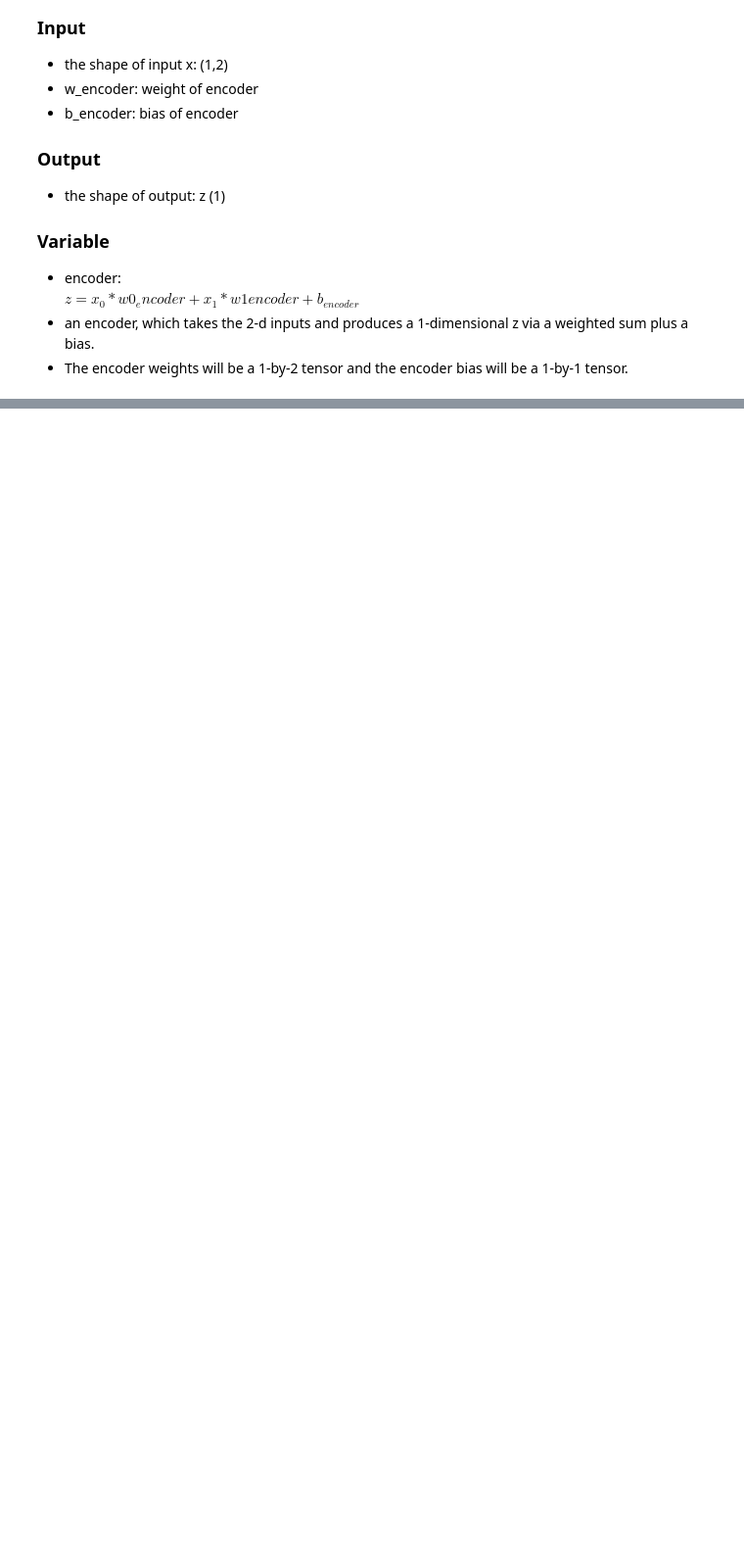
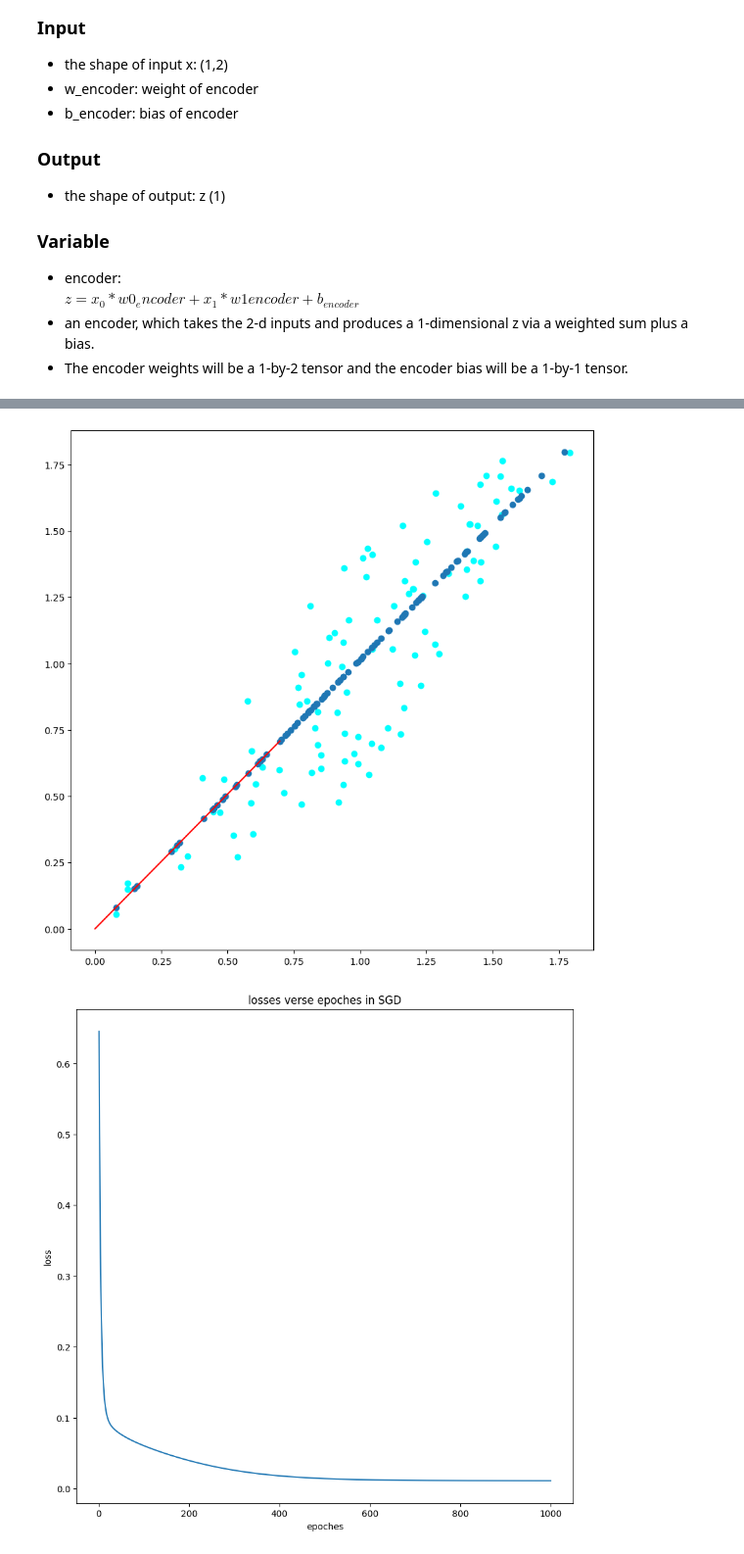
Before and after one commit to sisuy/COMP309-Assignment4, a Jupyter notebook: Part3/MyAutoencoder.ipynb, the cells around one changed output, grey strips where cells are left out. Shown at 98% size. Saved outputs shown, nothing was run; the diff lists cells and outputs as text; code cells hidden in the pictures; blank space fills up the shorter version.

Commit message:
Part3: add other 2 optimizers

```diff
--- a/Part3/MyAutoencoder.ipynb
+++ b/Part3/MyAutoencoder.ipynb
@@ -59,6 +59,27 @@ def f(x,w):
     v_encoded = encoder(x,wEncoder,bEncoder)
     v_decoded = decoder(v_encoded,wEncoder,bEncoder)
     return v_decoded
+# %%
+# plot loss function
+def plotloss(losses,epoches,name):
+    plt.plot(epoches,losses)
+    plt.title("losses verse epoches in " + name)
+    plt.xlabel("epoches")
+    plt.ylabel("loss")
+# %%
+import matplotlib.pyplot as plt
+# plot function
+def plot(x,x_reconstruction,wEncoder,name):
+    plt.figure(figsize=(10,10))
+    plt.plot([0,wEncoder.detach()[0,0]], [0,wEncoder.detach()[1,0]],'-r')
+    plt.scatter(x[:,0].detach().numpy(),x[:,1].detach().numpy(),color='cyan')
+    plt.scatter(x_reconstruction.detach()[:,0],x_reconstruction.detach()[:,1])
+    plt.axis('equal')
+
+    plt.figure(figsize=(10,10))
+    plotloss(losses,epochses,name)
+    print("ratio in dimension1: " + str(wEncoder.detach()[0,0].numpy()/wDecoder.detach()[0,1].numpy()))
+    print("ratio in dimension2: " + str(wEncoder.detach()[1,0].numpy()/wDecoder.detach()[0,1].numpy()))
 # %%
 STEPS = 1000
 # init the weights and biass in encoder and decoder
@@ -68,10 +89,14 @@ bEncoder = torch.randn(1, requires_grad=True)
 bDecoder = torch.randn(1,D, requires_grad=True)
 w = [wEncoder,wDecoder,bEncoder,bDecoder]
 
-# init the optim
+# init the SGD optim
 opt = torch.optim.SGD(params=w, lr=0.01, momentum=0)
+losses = []
+epochses = []
+epochs = 0
 
 for t in range(STEPS):
+    epochs = epochs + 1
     x_reconstruction = torch.rand(100,D)
 
     # calculate y
@@ -79,10 +104,16 @@ for t in range(STEPS):
         t = torch.tensor([[x[i,0],x[i,1]]])
         x_reconstruction[i] = f(t,w).T
 
-    # 偏导数置零
+    # 偏Partial derivative zeroing
     opt.zero_grad()
     l = loss(x_reconstruction,x.detach())
-    print(l)
+    losses.append(l.detach().numpy())
+    epochses.append(epochs)
+    print("epoch "+ str(epochs) + ", loss: "+ str(l.detach().numpy()))
     l.backward()
     opt.step()
+# print the ratio of weights of encoder and decoder in two demiensons
+# plot scatterplot and a line from the origin to vector formed by the two learned encoder weights
+# plot the losses verse epoches
+plot(x,x_reconstruction,wEncoder,"SGD")
 # %% [output]
@@ -105,0 +137,2 @@ tensor(0.0185, grad_fn=<MseLossBackward0>)
+[figure, added]
+[figure, added]
```
Also changed, not shown: parts of 7 cells of this notebook.
